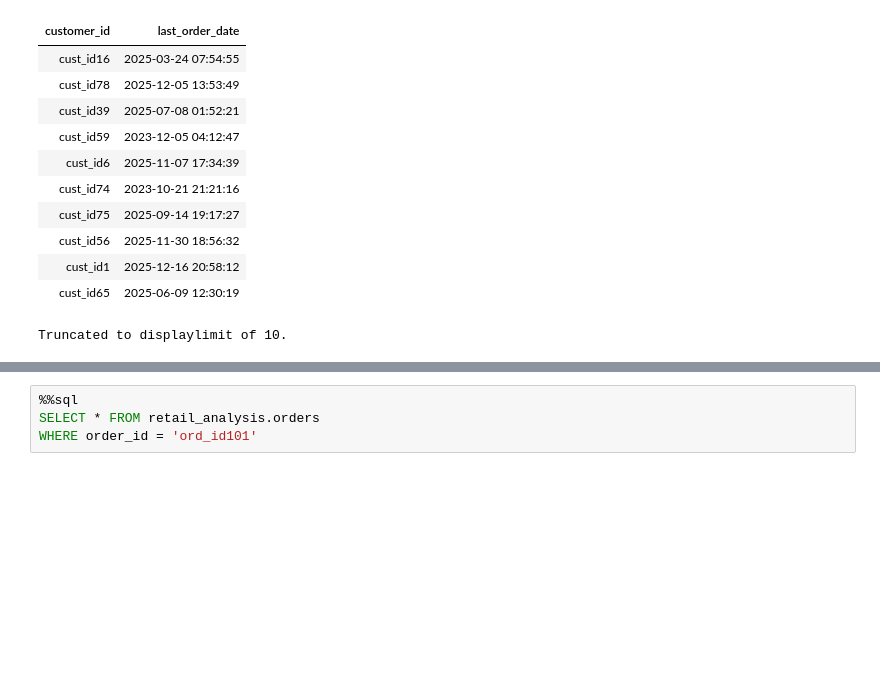
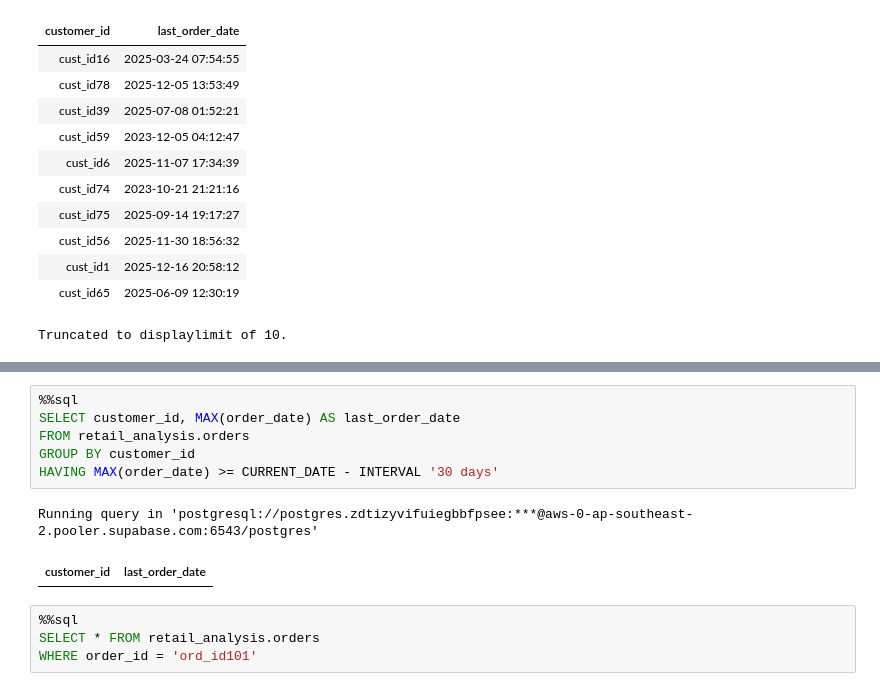
Before and after one commit to umesh-creates/sql_pandas_exercise_and_notes, a Jupyter notebook: retail_analysis exercise/date _and_time.ipynb, the cells around one changed output, grey strips where cells are left out. Drawn from its saved outputs; the diff is of its cells as text; blank space fills up the shorter version.

Commit message:
customers' last order within 30 days

```diff
--- a/retail_analysis exercise/date _and_time.ipynb
+++ b/retail_analysis exercise/date _and_time.ipynb
@@ -2118,3 +2127,12 @@ Truncated to displaylimit of 10.
+# %%
+%%sql
+SELECT customer_id, MAX(order_date) AS last_order_date
+FROM retail_analysis.orders
+GROUP BY customer_id
+HAVING MAX(order_date) >= CURRENT_DATE - INTERVAL '30 days'
+# %% [output]
+Running query in 'postgresql://postgres.zdtizyvifuiegbbfpsee:***@aws-0-ap-southeast-2.pooler.supabase.com:6543/postgres'
+| customer_id | last_order_date |
 # %%
 %%sql
 SELECT * FROM retail_analysis.orders
```
Also changed, not shown: parts of 1 cell of this notebook.
